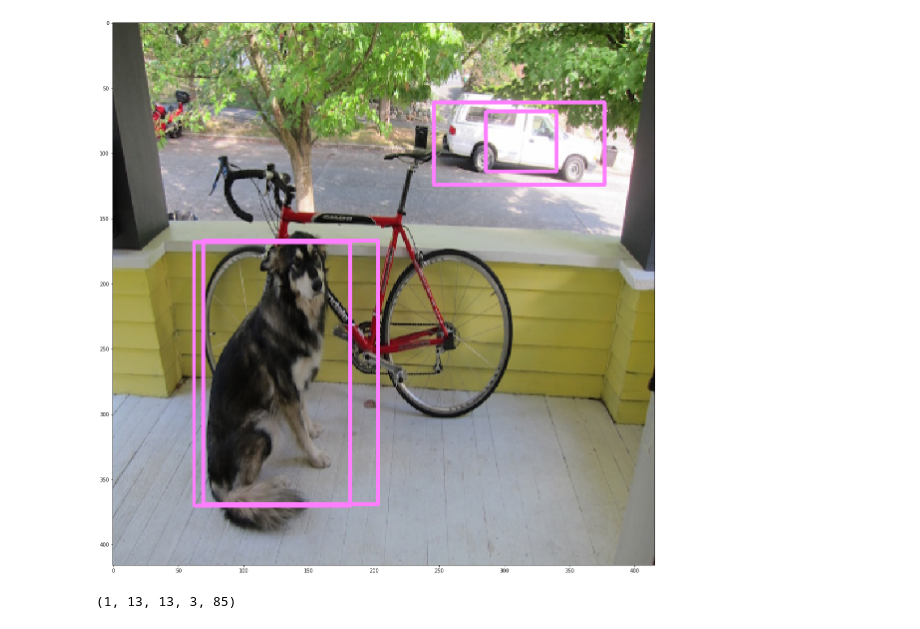
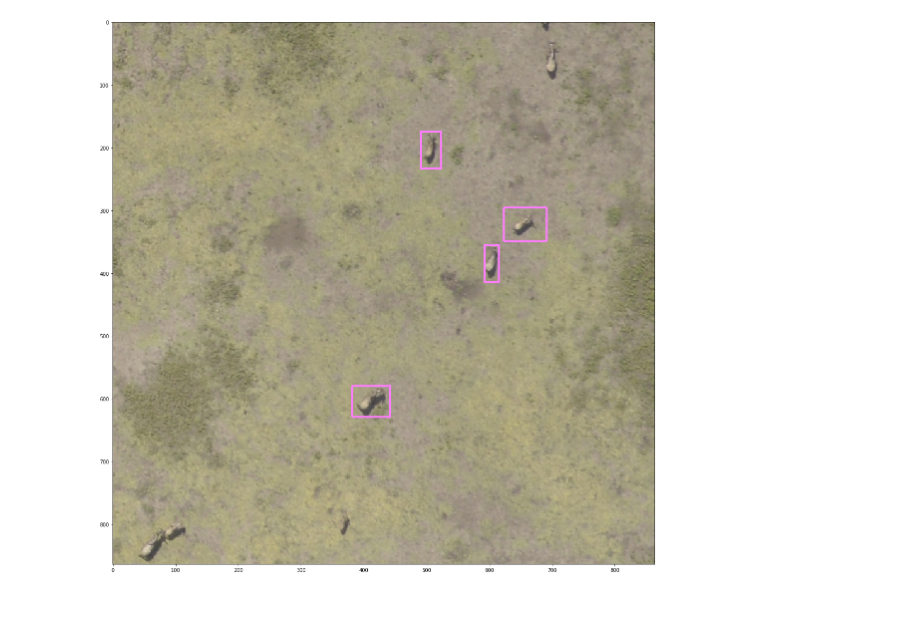
Before and after one commit to ctorney/uavTracker, a Jupyter notebook: train/testPredict.ipynb, the cells around one changed output. Drawn from its saved outputs; the diff is of its cells as text; code cells hidden in the pictures.

Commit message:
fixes for multiple classes - shouldn't break single class code but untested

```diff
--- a/train/testPredict.ipynb
+++ b/train/testPredict.ipynb
@@ -13,9 +13,9 @@ Using TensorFlow backend.
 # %%
-im_width=416
-im_height=416
+im_width=864
+im_height=864
 
-yolov3 = get_tiny_model(im_width,im_height,num_class=80)
+yolov3 = get_yolo_model(im_width,im_height,num_class=10)
 
-yolov3.load_weights('../weights/tiny_coco.h5')
+yolov3.load_weights('/home/ctorney/data/weights/aerial-weights.h5')
 
 #yolov3.load_weights('../weights/yolo-v3-coco.h5')
@@ -29,9 +22,9 @@ Use tf.cast instead.
 # %%
-image_name =  'dog.jpg'
+image_name =  '/home/ctorney/data/aerialsurvey/train_images/SWC0138-28.JPG'
 
 #image_name = 'horse_images/DEPTR_170606-8m-361-0.png'
 im = cv2.imread(image_name)
-im = cv2.resize(im,(416,416))
+im = cv2.resize(im,(864,864))
 im = cv2.cvtColor(im, cv2.COLOR_BGR2RGB)
 #im = im[100:516,100:516,:]
 # %%
@@ -81,11 +73,11 @@ def bbox_iou(box1, box2):
 
     return float(intersect) / union
 # %%
-nms_threshold=0.93
+nms_threshold=0.1
 obj_threshold=0.5
 max_length=10000
 new_boxes = np.zeros((0,5))
-for i in range(2):
+for i in range(3):
     netout=preds[i][0]
     grid_h, grid_w = netout.shape[:2]
     xpos = netout[...,0]
@@ -95,12 +87,17 @@ for i in range(2):
 
     objectness = netout[...,4]
 
+    classes = netout[...,5:]
+
     # select only objects above threshold
     indexes = (objectness > obj_threshold) & (wpos<max_length) & (hpos<max_length)
+
+    print(classes[indexes])
 
     if np.sum(indexes)==0:
         print('no boxes')
         continue
+    print(np.argmax(classes[indexes],axis=1))
 
     corner1 = np.column_stack((xpos[indexes]-wpos[indexes]/2.0, ypos[indexes]-hpos[indexes]/2.0))
     corner2 = np.column_stack((xpos[indexes]+wpos[indexes]/2.0, ypos[indexes]+hpos[indexes]/2.0))
@@ -127,29 +144,27 @@ new_boxes = new_boxes[new_boxes[:,4]>0]
 # %%
 
 im = cv2.imread(image_name)
 #im = im[100:516,100:516,:]
-im = cv2.resize(im,(416,416))
+im = cv2.resize(im,(864,864))
 
 im = cv2.cvtColor(im, cv2.COLOR_BGR2RGB)
 
 for box in new_boxes:
     xmin  = int((box[0]))
     xmax  = int((box[2]))
     ymin  = int((box[1]))
     ymax  = int((box[3]))
 
 
     cv2.rectangle(im, (xmin,ymin), (xmax,ymax), (255,125,255), 2)
 plt.figure(figsize=(20,20))
 plt.imshow(im)
-cv2.imwrite('test.jpg',im)
+#cv2.imwrite('test.jpg',im)
 plt.show()
 # %% [output]
-[figure, old version]
+[figure, new version]
 # %%
 preds[0].shape
-# %% [output]
-(1, 13, 13, 3, 85)
 # %%
 np.set_printoptions(suppress=True)
 new_boxes
```
Also changed, not shown: parts of 7 cells of this notebook, 3 other files.
